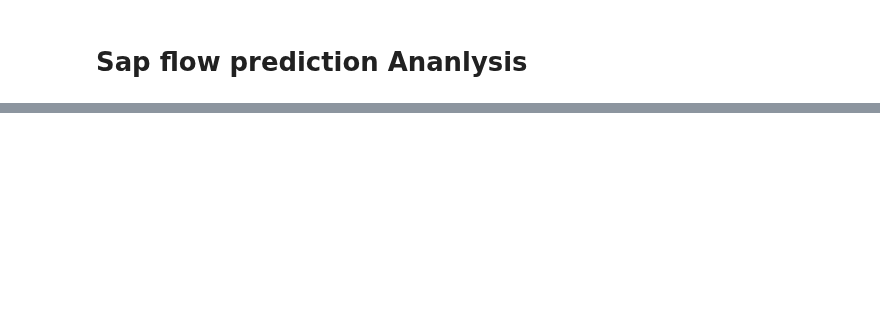
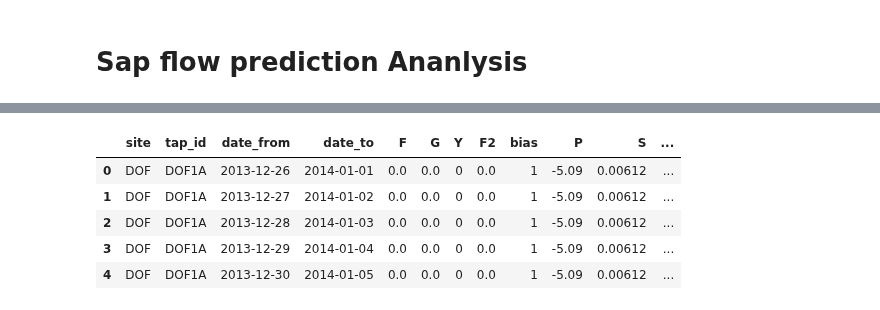
Before and after one commit to spentelow/sapflow, a Jupyter notebook: documentation/houle_analysis_comparison.ipynb, the cells around one changed output, grey strips where cells are left out. Cells and saved outputs as stored; diff of their text form; code cells hidden in the pictures; blank space fills up the shorter version.

```diff
--- a/documentation/houle_analysis_comparison.ipynb
+++ b/documentation/houle_analysis_comparison.ipynb
@@ -686,0 +287,9 @@ prec_1_plt_lr_violin.properties(width=width)
+# %%
+LR_table.head()
+# %% [output]
+|  | site | tap_id | date_from | date_to | F | G | Y | F2 | bias | P | S | ... |
+| 0 | DOF | DOF1A | 2013-12-26 | 2014-01-01 | 0.0 | 0.0 | 0 | 0.0 | 1 | -5.09 | 0.00612 | ... |
+| 1 | DOF | DOF1A | 2013-12-27 | 2014-01-02 | 0.0 | 0.0 | 0 | 0.0 | 1 | -5.09 | 0.00612 | ... |
+| 2 | DOF | DOF1A | 2013-12-28 | 2014-01-03 | 0.0 | 0.0 | 0 | 0.0 | 1 | -5.09 | 0.00612 | ... |
+| 3 | DOF | DOF1A | 2013-12-29 | 2014-01-04 | 0.0 | 0.0 | 0 | 0.0 | 1 | -5.09 | 0.00612 | ... |
+| 4 | DOF | DOF1A | 2013-12-30 | 2014-01-05 | 0.0 | 0.0 | 0 | 0.0 | 1 | -5.09 | 0.00612 | ... |
```
Also changed, not shown: parts of 48 cells of this notebook.
